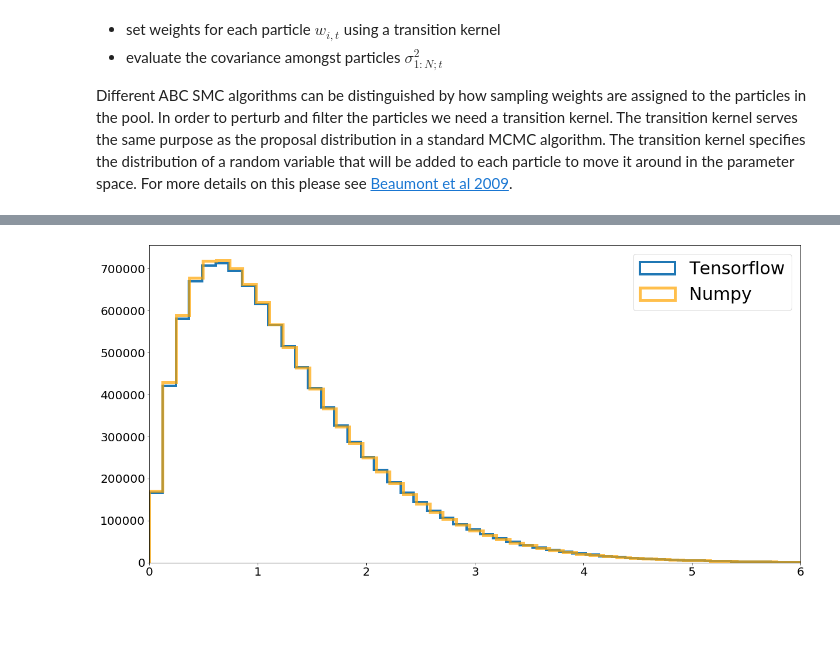
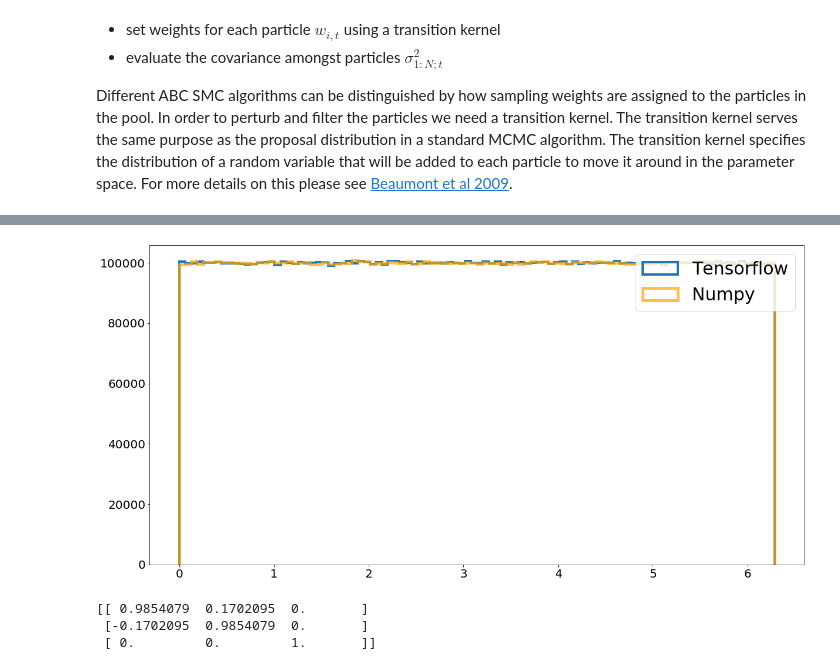
Before and after one commit to RogerMor/LMCpaper, a Jupyter notebook: LMC-disk-simul-FirstVersionRoger_ACG.ipynb, the cells around one changed output, grey strips where cells are left out. Drawn from its saved outputs; the diff is of its cells as text; code cells hidden in the pictures; blank space fills up the shorter version.

Commit message:
First correction of matrix treatment
First correction of matrix treatment. We need still to perform more debugging

```diff
--- a/LMC-disk-simul-FirstVersionRoger_ACG.ipynb
+++ b/LMC-disk-simul-FirstVersionRoger_ACG.ipynb
@@ -594,13 +1068,42 @@ r2 =np.random.gamma(shape = 2,scale = 1/1.6, size = 10000000)
+# %%
+theta = tfd.Uniform(low=0., high=2.*np.pi).sample(10000000)
+
+theta2 = np.random.uniform(low=0., high=2.*np.pi, size = 10000000)
 # %%
 %matplotlib inline
 import matplotlib.pyplot as plt
 plt.figure(figsize=(20,10))
-plt.hist(r1,bins=100,histtype="step",lw=4,label="Tensorflow")
-plt.hist(r2,bins=100,color="orange",alpha=0.7,histtype="step",lw=5,label="Numpy")
-plt.xlim(0,6)
+plt.hist(theta,bins=100,histtype="step",lw=4,label="Tensorflow")
+plt.hist(theta2,bins=100,color="orange",alpha=0.7,histtype="step",lw=5,label="Numpy")
+#plt.xlim(-2,2)
 plt.xticks(fontsize=20 )
 plt.yticks(fontsize=20 )
 plt.legend(fontsize=30)
 plt.show()
 # %% [output]
-[figure, old version]
+[figure, new version]
+# %%
+psiAngle=pos_angle_disk - pos_angle_lmc
+
+s11 =  np.cos(psiAngle)
+s12 = -np.sin(psiAngle)
+s13 = np.zeros([])
+s21 =  np.sin(psiAngle)
+s22 =  np.cos(psiAngle)
+s23 = np.zeros([])
+s31 = np.zeros([])
+s32 = np.zeros([])
+s33 = np.ones([])
+
+matrix = np.stack((s11,s12,s13,s21,s22,s23,s31,s32,s33),
+                  axis=-1)  # pyformat: disable
+output_shape = np.concatenate((
+np.shape(np.zeros(4))[:-1], (3, 3)), axis=-1)
+
+OXYZ6 = np.reshape(matrix, output_shape.astype(int))
+
+print(OXYZ6)
+# %% [output]
+[[ 0.9854079  0.1702095  0.       ]
+ [-0.1702095  0.9854079  0.       ]
+ [ 0.         0.         1.       ]]
```
Also changed, not shown: parts of 34 cells of this notebook.
